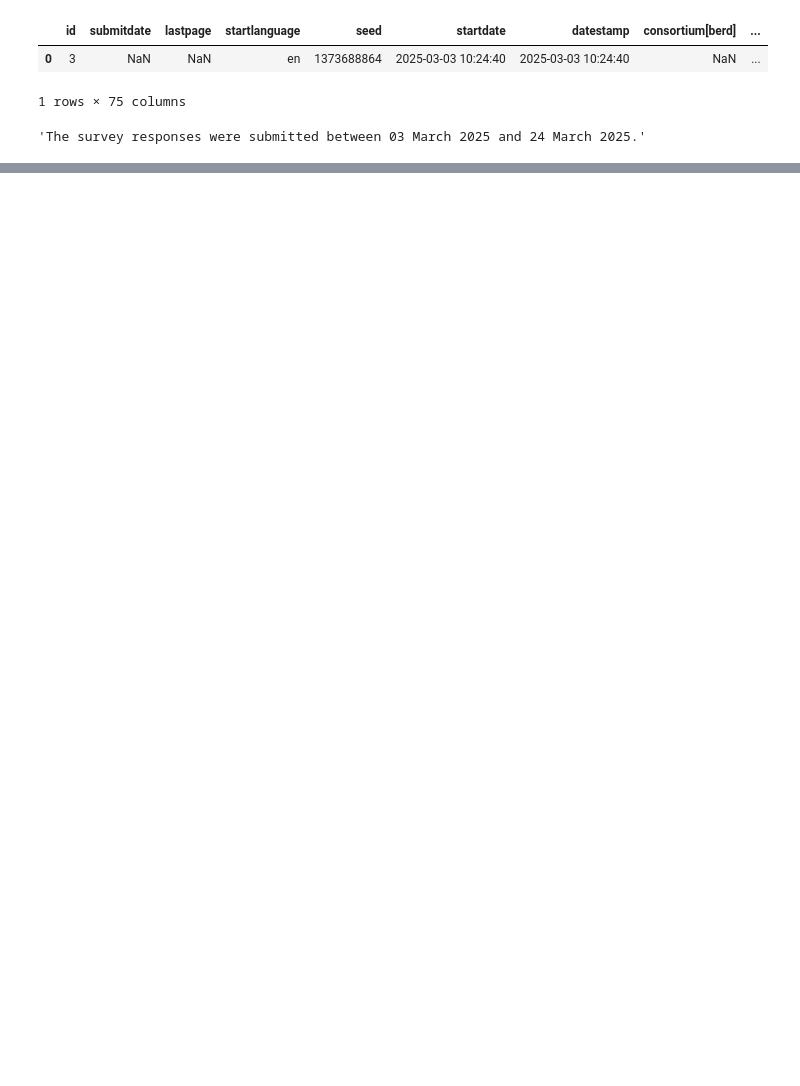
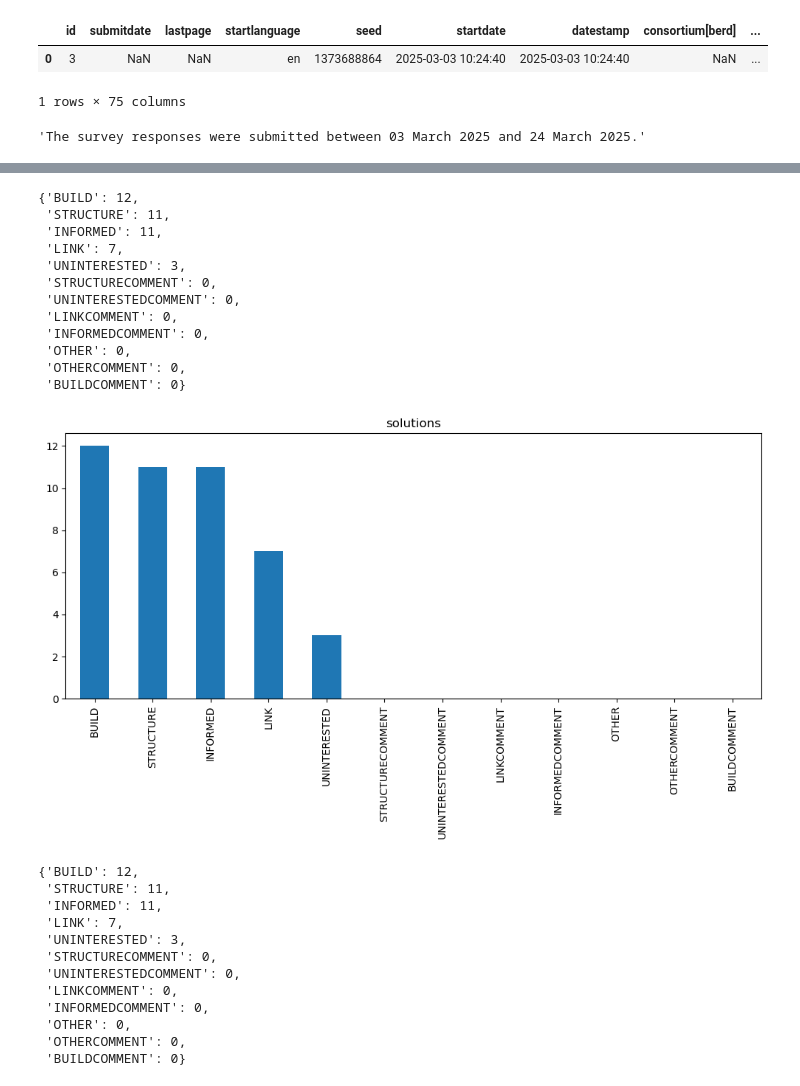
Before and after one commit to KonradHoeffner/softwaresurvey, a Jupyter notebook: results.ipynb, the cells around one changed output, grey strips where cells are left out. Drawn from its saved outputs; the diff is of its cells as text; code cells hidden in the pictures; blank space fills up the shorter version.

```diff
--- a/results.ipynb
+++ b/results.ipynb
@@ -81,0 +89,28 @@ plt.show()
+# %%
+col_count("solutions")
+# %% [output]
+{'BUILD': 12,
+ 'STRUCTURE': 11,
+ 'INFORMED': 11,
+ 'LINK': 7,
+ 'UNINTERESTED': 3,
+ 'STRUCTURECOMMENT': 0,
+ 'UNINTERESTEDCOMMENT': 0,
+ 'LINKCOMMENT': 0,
+ 'INFORMEDCOMMENT': 0,
+ 'OTHER': 0,
+ 'OTHERCOMMENT': 0,
+ 'BUILDCOMMENT': 0}
+[figure, added]
+{'BUILD': 12,
+ 'STRUCTURE': 11,
+ 'INFORMED': 11,
+ 'LINK': 7,
+ 'UNINTERESTED': 3,
+ 'STRUCTURECOMMENT': 0,
+ 'UNINTERESTEDCOMMENT': 0,
+ 'LINKCOMMENT': 0,
+ 'INFORMEDCOMMENT': 0,
+ 'OTHER': 0,
+ 'OTHERCOMMENT': 0,
+ 'BUILDCOMMENT': 0}
```
Also changed, not shown: parts of 7 cells of this notebook.
